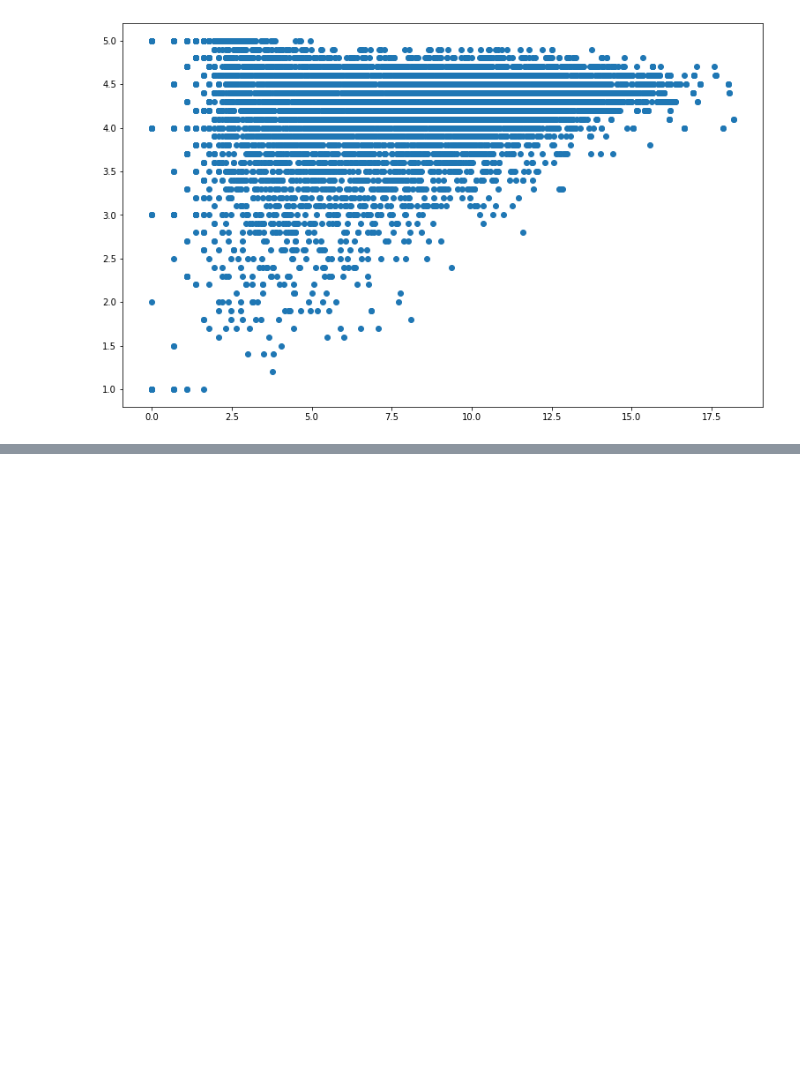
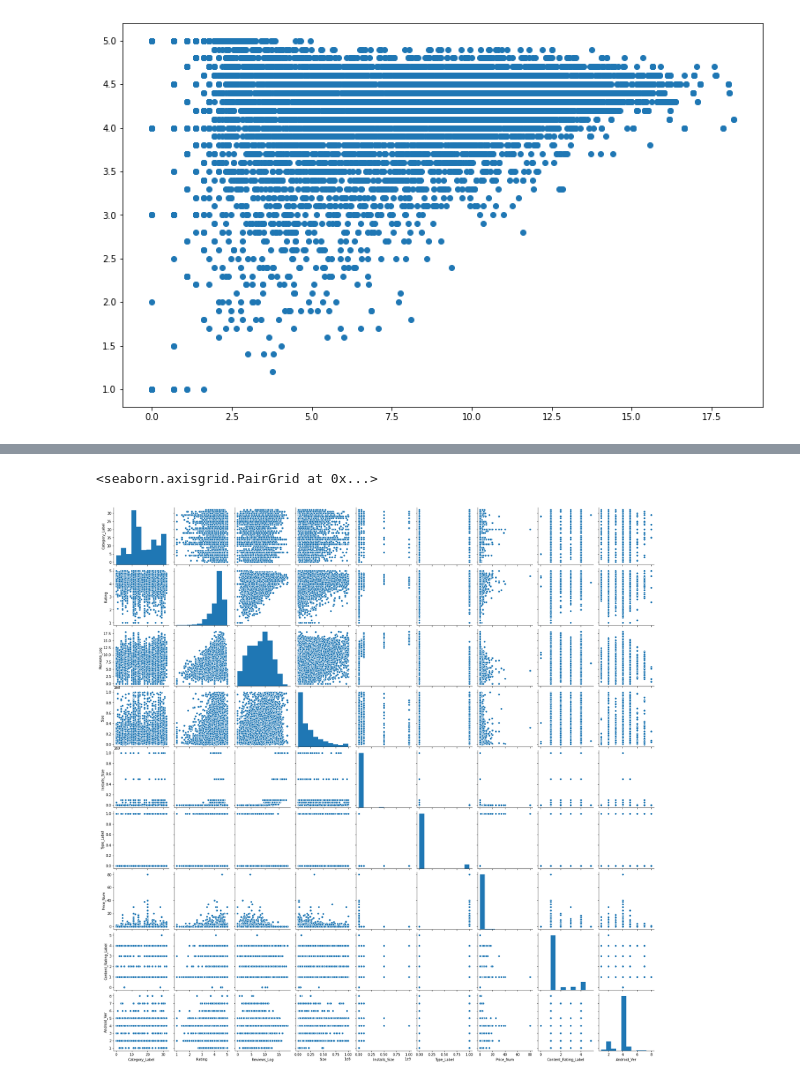
Before and after one commit to mohit138/Google-App-Store, a Jupyter notebook: GooglePlayStore.ipynb, the cells around one changed output, grey strips where cells are left out. Saved outputs shown, nothing was run; the diff lists cells and outputs as text; code cells hidden in the pictures; blank space fills up the shorter version.

```diff
--- a/GooglePlayStore.ipynb
+++ b/GooglePlayStore.ipynb
@@ -311,0 +443,3 @@ data1_df.Size.fillna(method = 'ffill', inplace = True)
+# %%
+data1_df['Android_Ver'] = data1_df['Android_Ver'].astype(int)
+print(data1_df['Android_Ver'].dtype)
@@ -311,0 +460,6 @@ data1_df.Size.fillna(method = 'ffill', inplace = True)
+# %%
+# listing out all the modified columns which will be used for fitting model.
+
+cols = ['Category_Label','Rating', 'Reviews_Log', 'Size','Installs_Size','Type_Label','Price_Num','Content_Rating_Label','Android_Ver']
+
+data_processed = data1_df[cols]
@@ -311,0 +479,4 @@ data1_df.Size.fillna(method = 'ffill', inplace = True)
+# %%
+# taking care of few remaining data types
+data_processed['Installs_Size'] = data_processed['Installs_Size'].astype(int)
+data_processed['Price_Num'] = data_processed['Price_Num'].astype(float)
@@ -311,0 +494,6 @@ data1_df.Size.fillna(method = 'ffill', inplace = True)
+# %%
+import seaborn as sns
+sns.pairplot(data_processed)
+# %% [output]
+<seaborn.axisgrid.PairGrid at 0x...>
+[figure, added]
```
Also changed, not shown: parts of 18 cells of this notebook.
